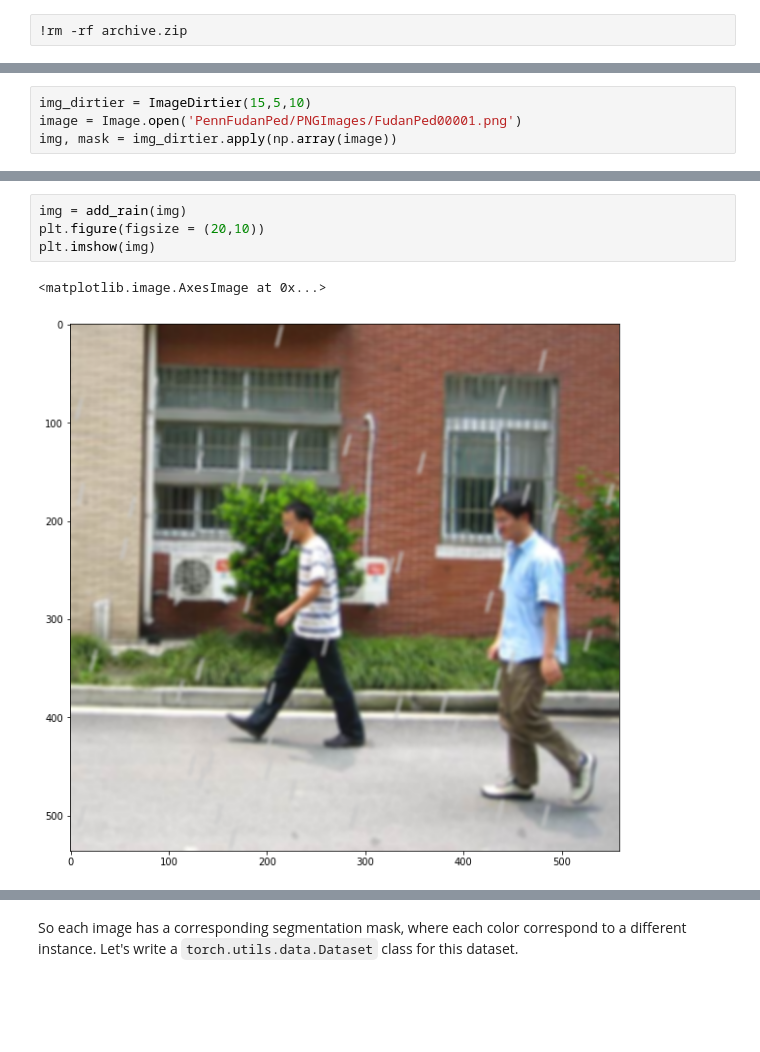
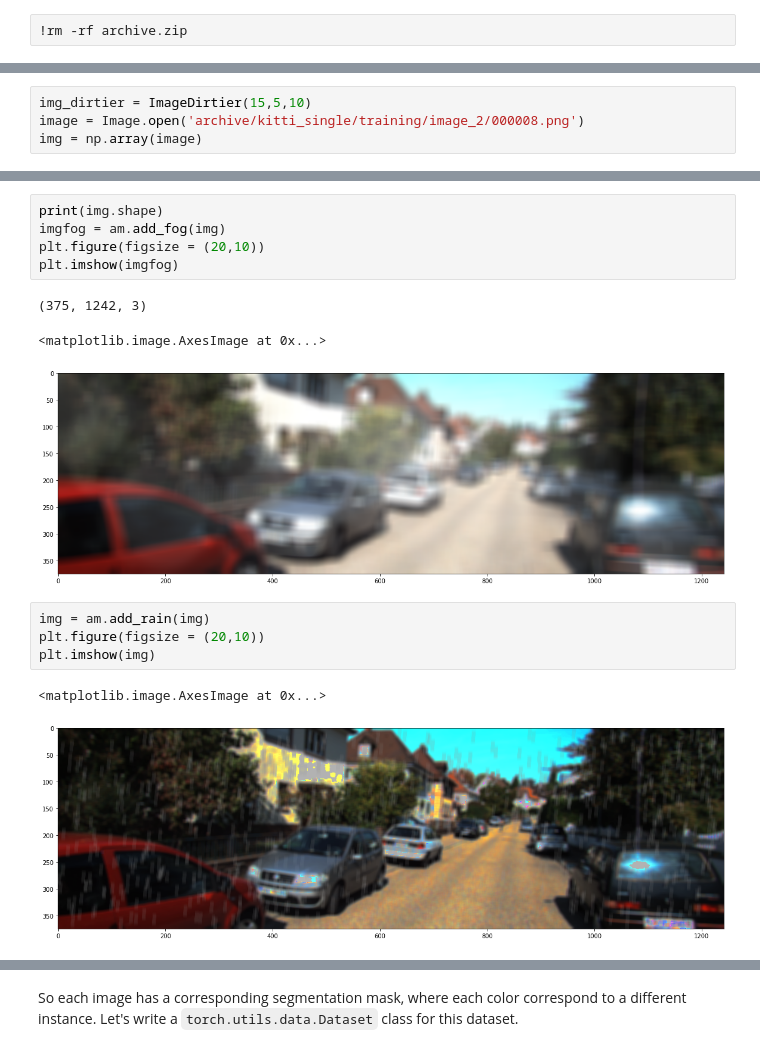
Before and after one commit to Sumered/DeepLearningProjects, a Jupyter notebook: DirtSpots.ipynb, the cells around one changed output, grey strips where cells are left out. Cells and saved outputs as stored; diff of their text form; blank space fills up the shorter version.

```diff
--- a/DirtSpots.ipynb
+++ b/DirtSpots.ipynb
@@ -187,7 +127,7 @@ def add_fog(image):
 # %%
 img_dirtier = ImageDirtier(15,5,10)
-image = Image.open('PennFudanPed/PNGImages/FudanPed00001.png')
-img, mask = img_dirtier.apply(np.array(image))
+image = Image.open('archive/kitti_single/training/image_2/000008.png')
+img = np.array(image)
 # %%
 plt.figure(figsize = (20,10))
 plt.imshow(img)
@@ -197,7 +137,16 @@ plt.imshow(img)
+# %%
+print(img.shape)
+imgfog = am.add_fog(img)
+plt.figure(figsize = (20,10))
+plt.imshow(imgfog)
+# %% [output]
+(375, 1242, 3)
+<matplotlib.image.AxesImage at 0x...>
+[figure, added]
 # %%
-img = add_rain(img)
+img = am.add_rain(img)
 plt.figure(figsize = (20,10))
 plt.imshow(img)
 # %% [output]
 <matplotlib.image.AxesImage at 0x...>
-[figure, old version]
+[figure, new version]
```
Also changed, not shown: parts of 28 cells of this notebook, 3 other files.
